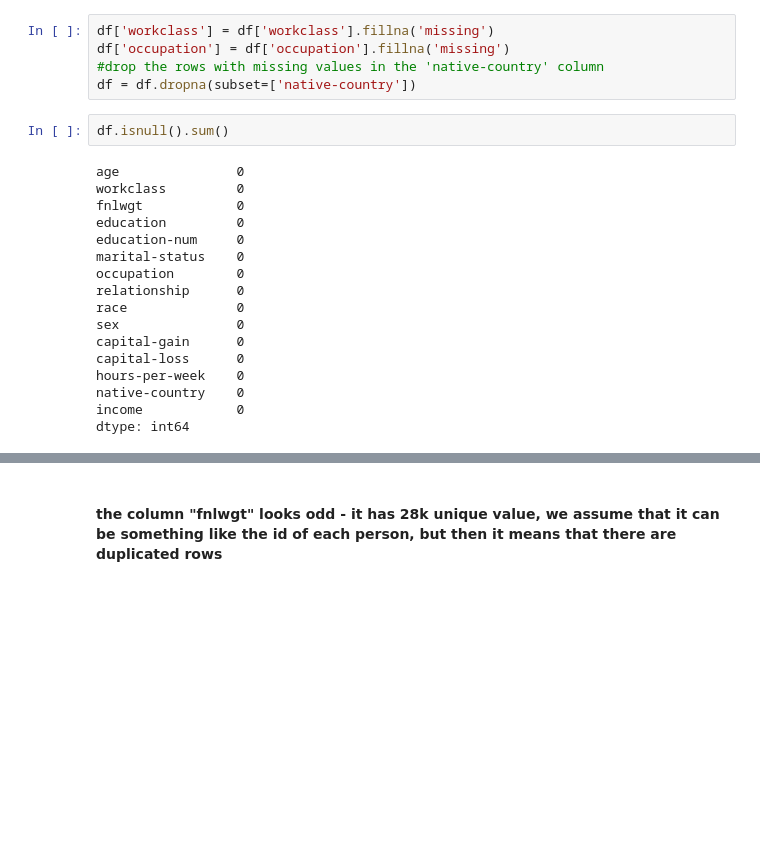
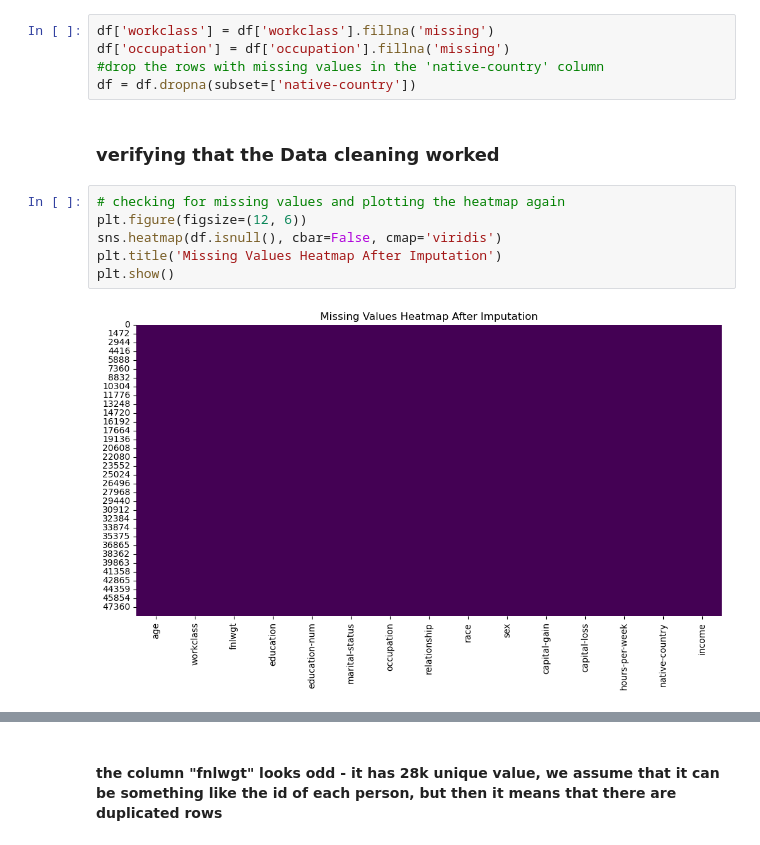
Before and after one commit to ronenhr/2nd_year_project, a Jupyter notebook: Adult_income_project_oreo.ipynb, the cells around one changed output, grey strips where cells are left out. Cells and saved outputs as stored; diff of their text form; blank space fills up the shorter version.

```diff
--- a/Adult_income_project_oreo.ipynb
+++ b/Adult_income_project_oreo.ipynb
@@ -108,23 +128,14 @@ df['workclass'] = df['workclass'].fillna('missing')
 df['occupation'] = df['occupation'].fillna('missing')
 #drop the rows with missing values in the 'native-country' column
 df = df.dropna(subset=['native-country'])
-# %%
-df.isnull().sum()
-# %% [output]
-age               0
-workclass         0
-fnlwgt            0
-education         0
-education-num     0
-marital-status    0
-occupation        0
-relationship      0
-race              0
-sex               0
-capital-gain      0
-capital-loss      0
-hours-per-week    0
-native-country    0
-income            0
-dtype: int64
+# %% [markdown]
+### verifying that the Data cleaning worked
+# %%
+# checking for missing values and plotting the heatmap again
+plt.figure(figsize=(12, 6))
+sns.heatmap(df.isnull(), cbar=False, cmap='viridis')
+plt.title('Missing Values Heatmap After Imputation')
+plt.show()
+# %% [output]
+[figure, added]
 # %%
```
Also changed, not shown: parts of 56 cells of this notebook.
